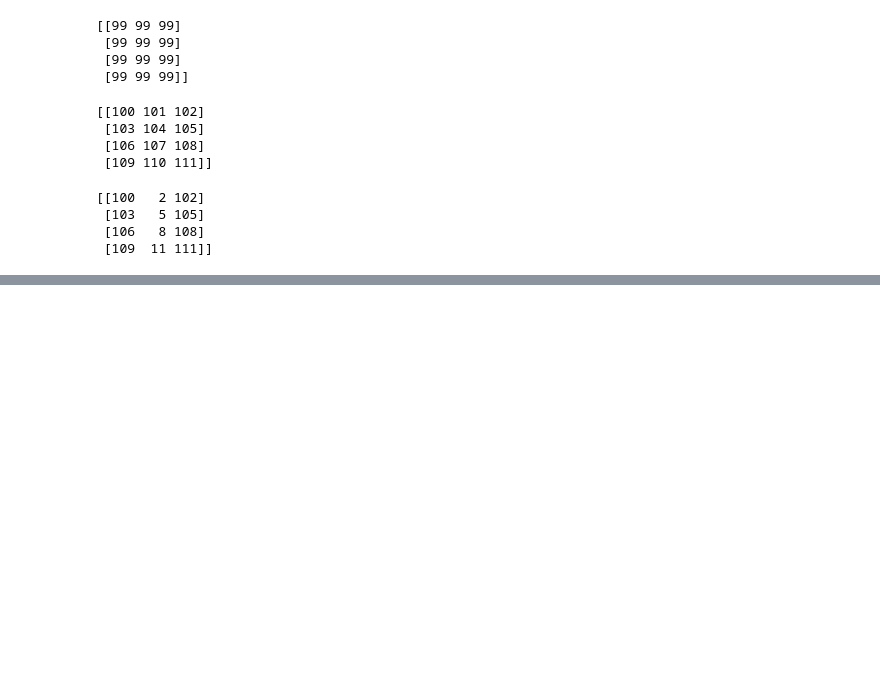
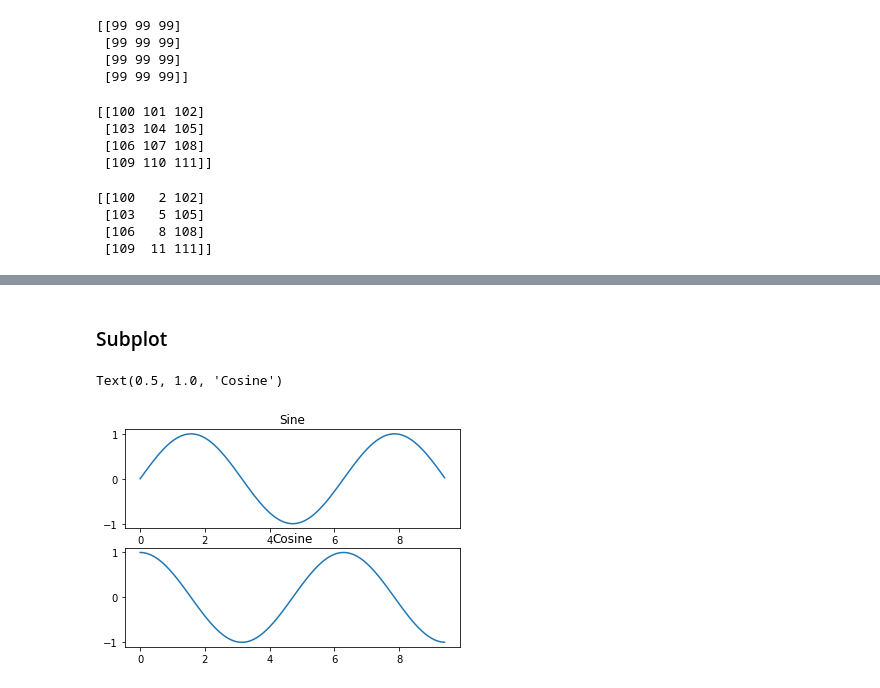
Before and after one commit to saumyakr1232/ML, a Jupyter notebook: Experiments/2/2.ipynb, the cells around one changed output, grey strips where cells are left out. Saved outputs shown, nothing was run; the diff lists cells and outputs as text; code cells hidden in the pictures; blank space fills up the shorter version.

```diff
--- a/Experiments/2/2.ipynb
+++ b/Experiments/2/2.ipynb
@@ -260,0 +339,18 @@ print(y)
+# %% [markdown]
+### Subplot
+# %%
+#Set up a subplot grid that has height 2 and width 1, and set the first such subplot as active.
+plt.subplot(2,1,1)
+
+
+#Make the first plot
+
+plt.plot(x,y_sin)
+plt.title('Sine')
+
+plt.subplot(2,1,2)
+plt.plot(x, y_cos)
+plt.title("Cosine")
+# %% [output]
+Text(0.5, 1.0, 'Cosine')
+[figure, added]
```
Also changed, not shown: parts of 10 cells of this notebook.
